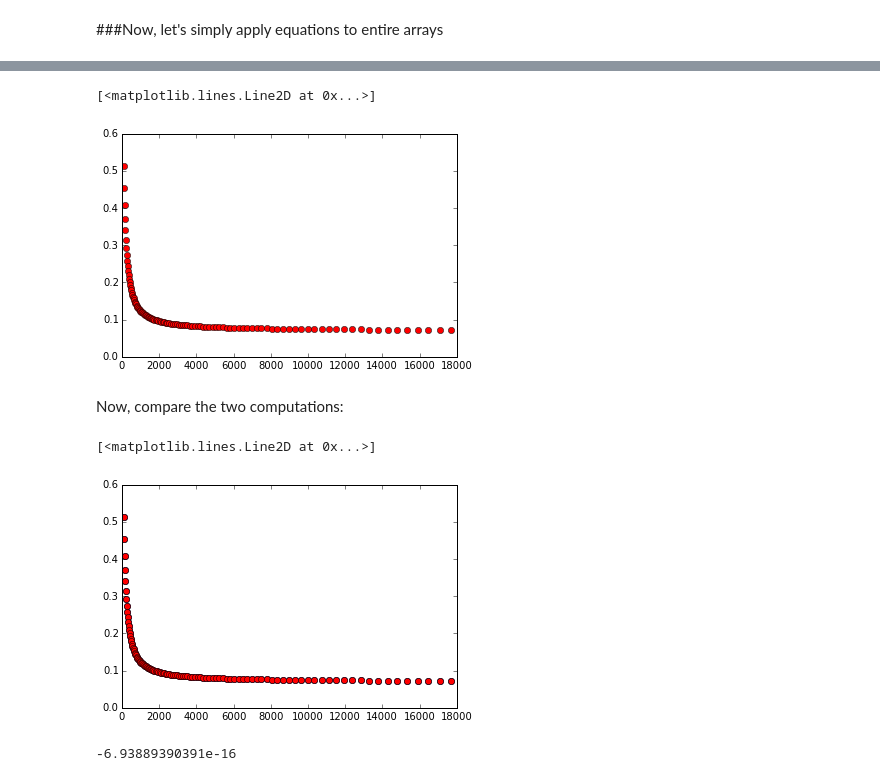
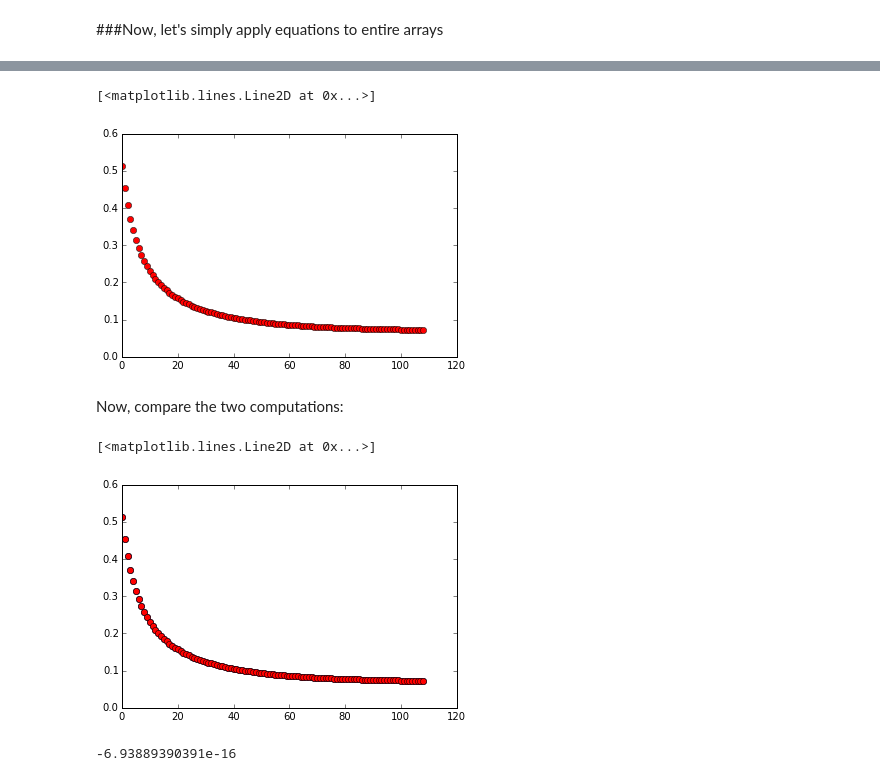
Before and after one commit to stephencwelch/Perceptual-Coding-In-Python, a Jupyter notebook: Explore PEAQ (MC).ipynb, the cells around one changed output, grey strips where cells are left out. Cells and saved outputs as stored; diff of their text form; code cells hidden in the pictures.

```diff
--- a/Explore PEAQ (MC).ipynb
+++ b/Explore PEAQ (MC).ipynb
@@ -1192,16 +1194,16 @@ print timeElapsed
 # %%
-plot(fc,alpha_2,'ro')
+plot(alpha_2,'ro')
 # %% [output]
 [<matplotlib.lines.Line2D at 0x...>]
-[figure, old version]
+[figure, new version]
 # %% [markdown]
 Now, compare the two computations:
 # %%
-plot(fc,alpha,'bo')
-plot(fc,alpha_2,'ro')
+plot(alpha,'bo')
+plot(alpha_2,'ro')
 # %% [output]
 [<matplotlib.lines.Line2D at 0x...>]
-[figure, old version]
+[figure, new version]
 # %%
 print sum(alpha-alpha_2)
 # %% [output]
```
Also changed, not shown: parts of 24 cells of this notebook.
